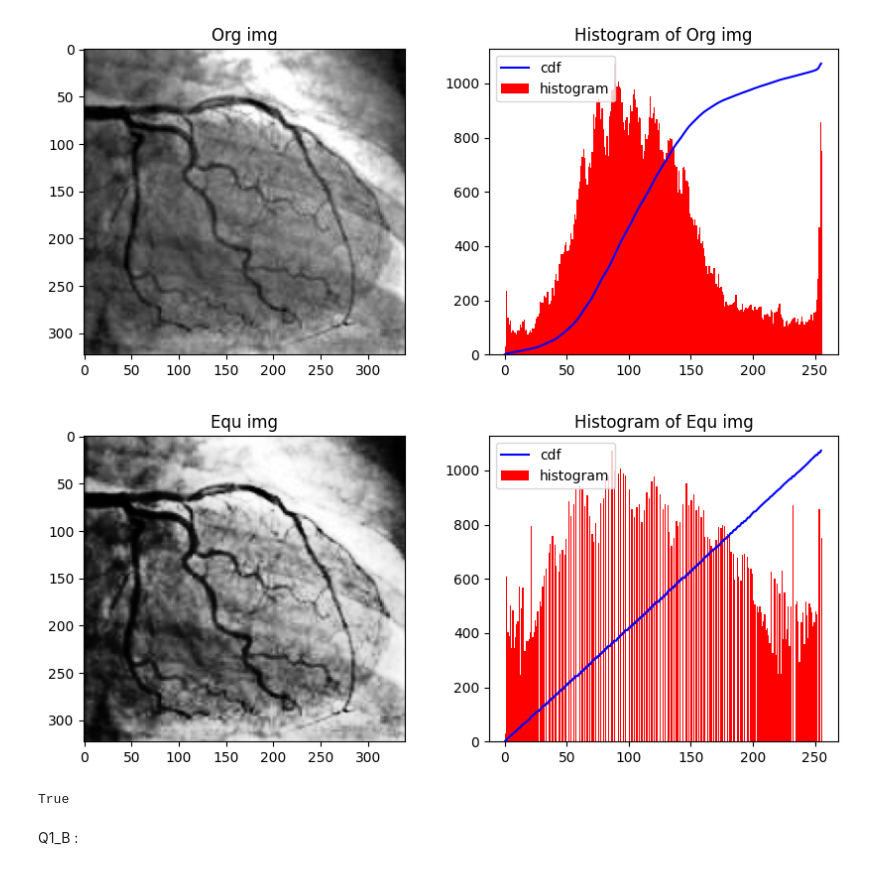
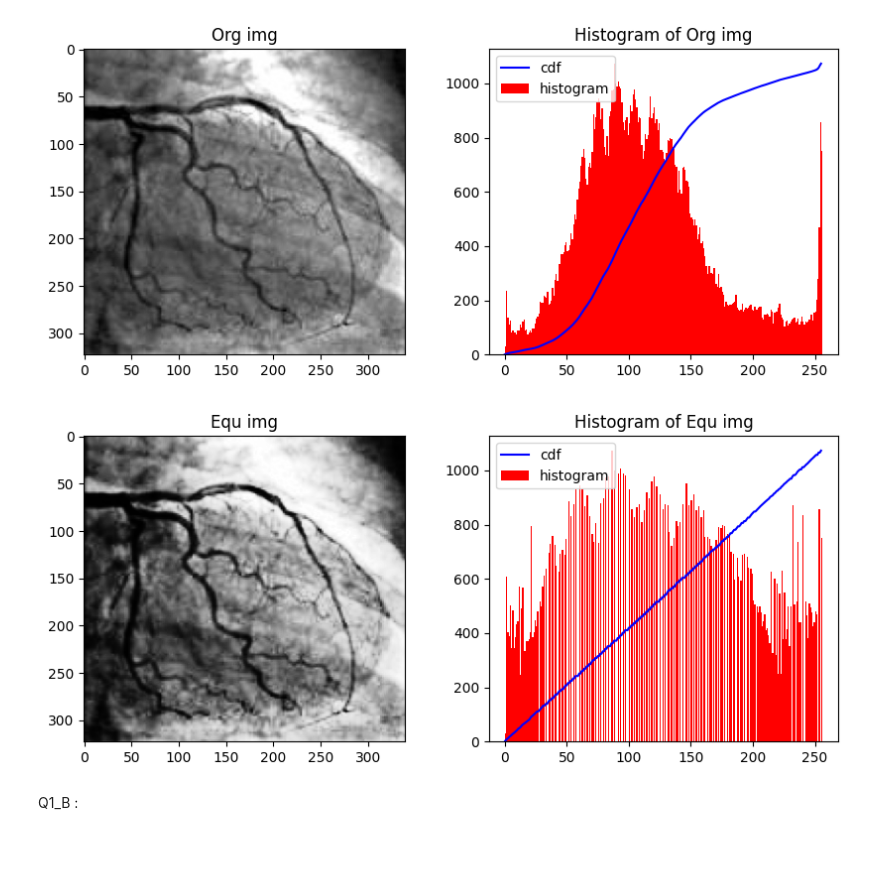
Before and after one commit to ZahraEk/Digital-Image-Proccesing, a Jupyter notebook: DIP_EXC2_Q1.ipynb, the cells around one changed output. Drawn from its saved outputs; the diff is of its cells as text; code cells hidden in the pictures.

```diff
--- a/DIP_EXC2_Q1.ipynb
+++ b/DIP_EXC2_Q1.ipynb
@@ -56,35 +56,37 @@ for i in range(256):
 #b now contains the equalized histogram
 b=b.astype(np.uint8)
 
 #Re-map values from equalized histogram into the image
 for i in range(width):
     for j in range(height):
         g = img[j,i]
         img[j,i]= b[g]
 
 equ_img = img
 
 #Calcute hist and cdf
 hist,bins = np.histogram(equ_img.flatten(),256,[0,256])
 cdf = hist.cumsum()
 cdf_normalized = cdf * float(hist.max()) / cdf.max()
 
 #Show histogram & image
 f, subplt = plt.subplots(1,2, figsize=(10,4))
 
 subplt[0].imshow(equ_img, cmap="gray")
 subplt[0].set_title("Equ img")
 subplt[1].plot(cdf_normalized, color = 'b')
 subplt[1].hist(equ_img.flatten(),256,[0,256], color = 'r')
 subplt[1].legend(('cdf','histogram'), loc = 'upper left')
 subplt[1].set_title("Histogram of Equ img")
 plt.show()
 
 #save image
 cv2.imwrite("drive/MyDrive/DIP_EXC2/Q1/equManually_img.jpg", equ_img)
+
+cv2.waitKey(0)
+cv2.destroyAllWindows()
 # %% [output]
-[figure, old version]
+[figure, new version]
-True
 # %% [markdown]
 Q1_B :
 # %%
```
